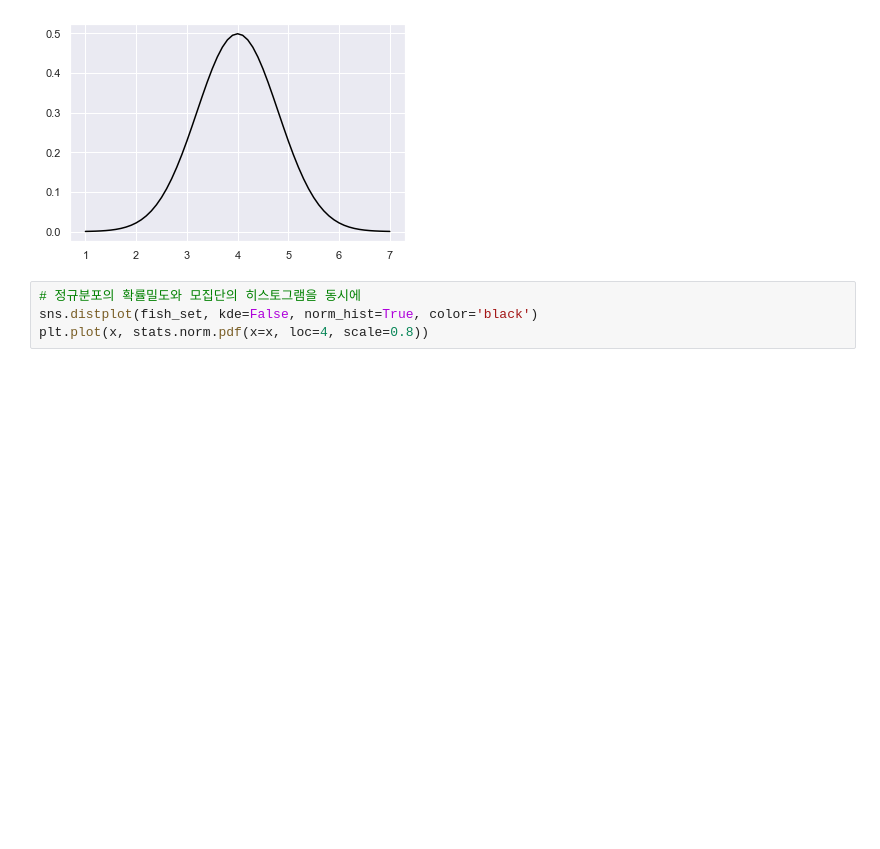
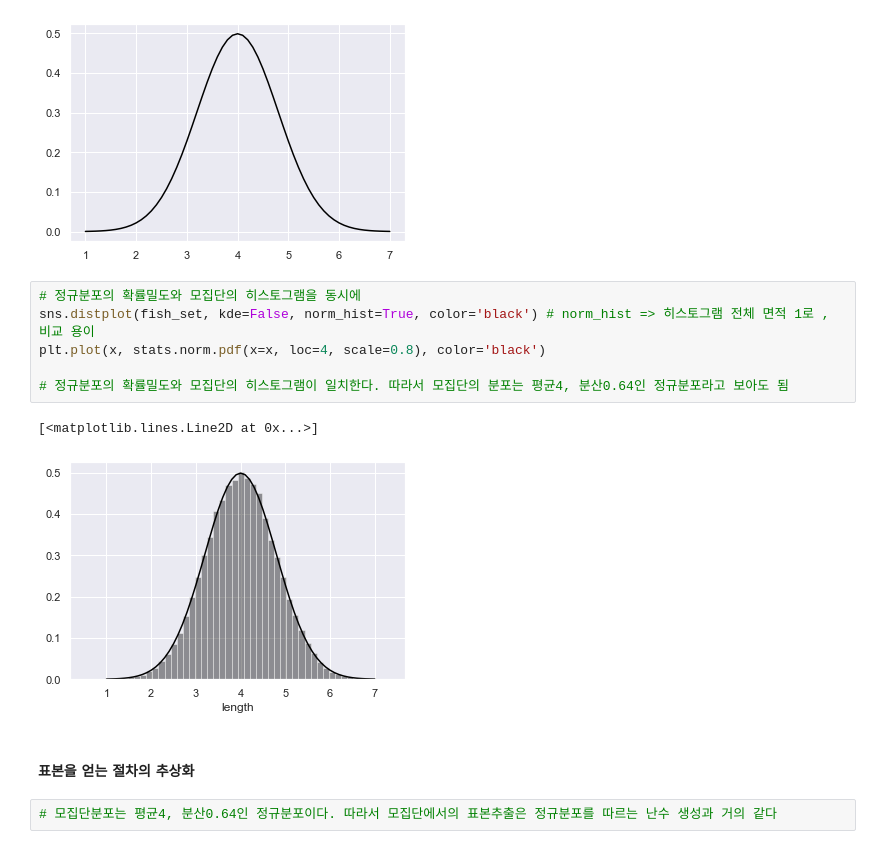
Before and after one commit to bill7845/jupyter_repo, a Jupyter notebook: jupyter_CODE/Statistics with Python/4_모집단에서 표본 추출 시뮬레이션.ipynb, the cells around one changed output. Cells and saved outputs as stored; diff of their text form; blank space fills up the shorter version.

```diff
--- a/jupyter_CODE/Statistics with Python/4_모집단에서 표본 추출 시뮬레이션.ipynb
+++ b/jupyter_CODE/Statistics with Python/4_모집단에서 표본 추출 시뮬레이션.ipynb
@@ -140,5 +140,14 @@ plt.plot(x, stats.norm.pdf(x=x,loc=4,scale=0.8), color='black')
 [figure]
 # %%
 # 정규분포의 확률밀도와 모집단의 히스토그램을 동시에
-sns.distplot(fish_set, kde=False, norm_hist=True, color='black')
-plt.plot(x, stats.norm.pdf(x=x, loc=4, scale=0.8))
+sns.distplot(fish_set, kde=False, norm_hist=True, color='black') # norm_hist => 히스토그램 전체 면적 1로 , 비교 용이
+plt.plot(x, stats.norm.pdf(x=x, loc=4, scale=0.8), color='black')
+
+# 정규분포의 확률밀도와 모집단의 히스토그램이 일치한다. 따라서 모집단의 분포는 평균4, 분산0.64인 정규분포라고 보아도 됨
+# %% [output]
+[<matplotlib.lines.Line2D at 0x...>]
+[figure, added]
+# %% [markdown]
+#### 표본을 얻는 절차의 추상화
+# %%
+# 모집단분포는 평균4, 분산0.64인 정규분포이다. 따라서 모집단에서의 표본추출은 정규분포를 따르는 난수 생성과 거의 같다
```
Also changed, not shown: parts of 2 cells of this notebook.
